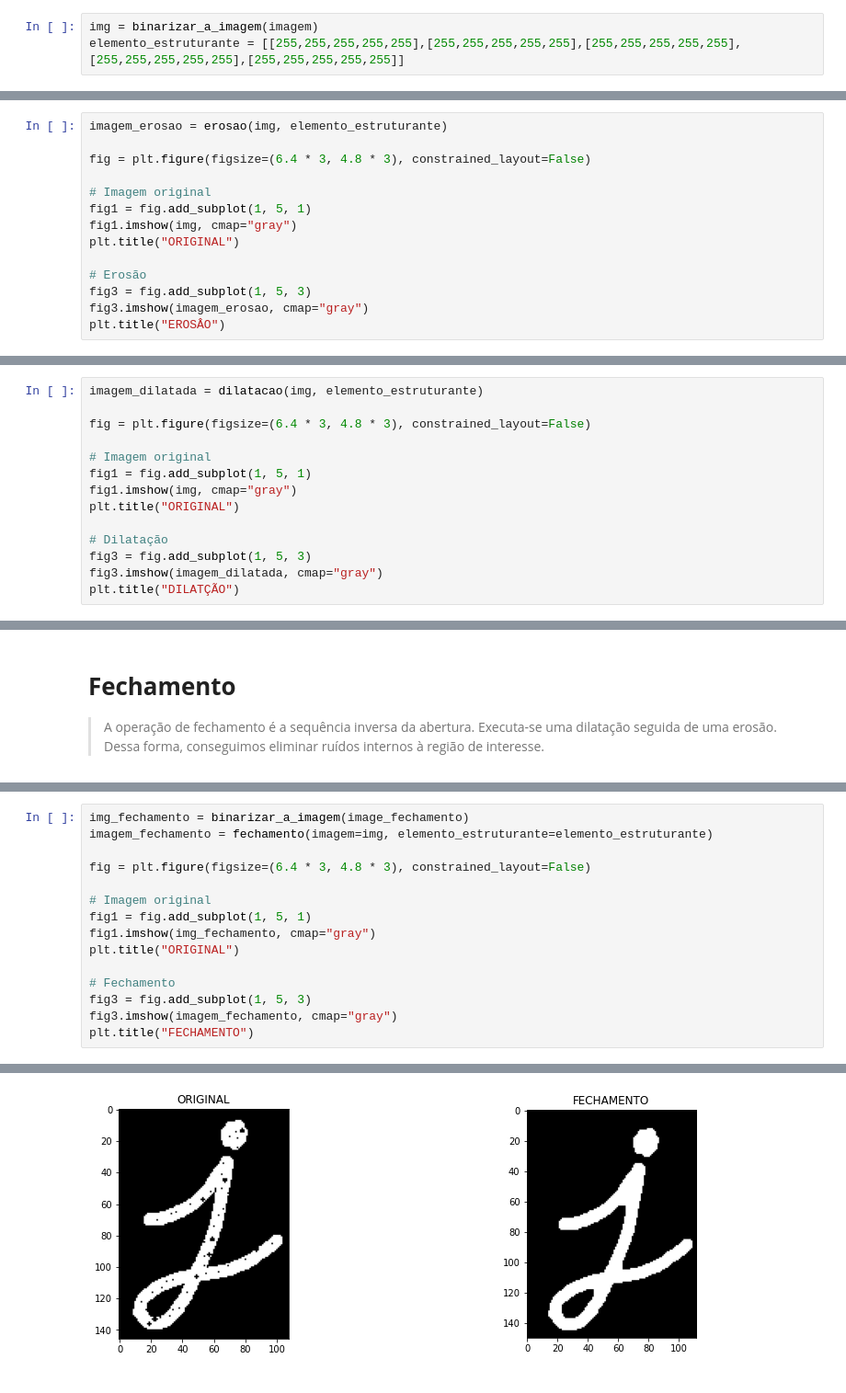
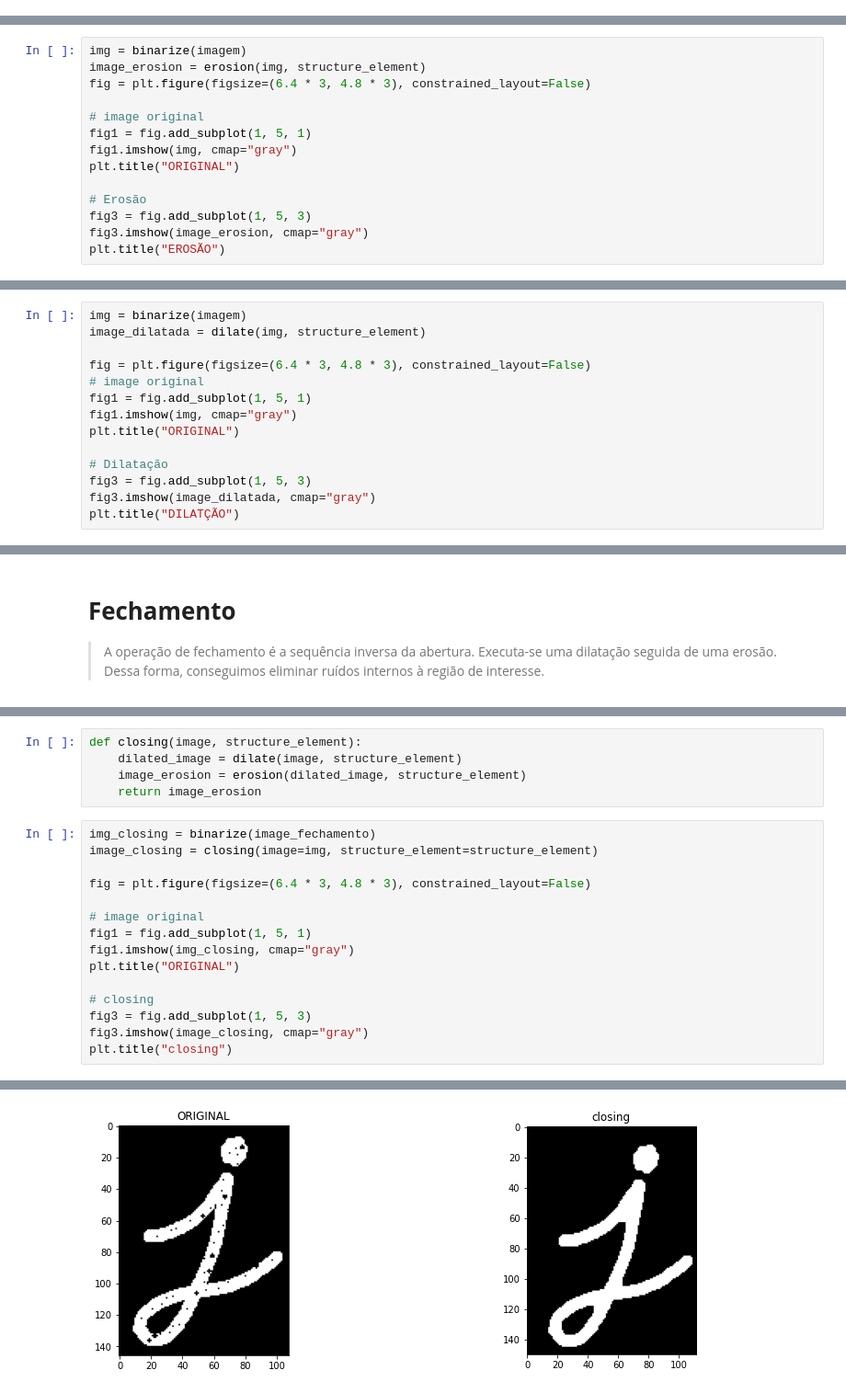
Before and after one commit to Jose-Bruno/ProcessamentoDigitalDeImagens, a Jupyter notebook: Projeto_Final_José_Bruno_da_Silva_Santos.ipynb, the cells around one changed output, grey strips where cells are left out. Shown at 92% size. Saved outputs shown, nothing was run; the diff lists cells and outputs as text.

```diff
--- a/Projeto_Final_José_Bruno_da_Silva_Santos.ipynb
+++ b/Projeto_Final_José_Bruno_da_Silva_Santos.ipynb
@@ -73,6 +74,3 @@ def binarizar_a_imagem(imagem):
-# %%
-img = binarizar_a_imagem(imagem)
-elemento_estruturante = [[255,255,255,255,255],[255,255,255,255,255],[255,255,255,255,255],[255,255,255,255,255],[255,255,255,255,255]]
 # %% [markdown]
 # **Erosão**
 
@@ -101,15 +96,15 @@ def erosao(imagem, elemento_estruturante):
 # %%
-imagem_erosao = erosao(img, elemento_estruturante)
-
+img = binarize(imagem)
+image_erosion = erosion(img, structure_element)
 fig = plt.figure(figsize=(6.4 * 3, 4.8 * 3), constrained_layout=False)
 
-# Imagem original
+# image original
 fig1 = fig.add_subplot(1, 5, 1)
 fig1.imshow(img, cmap="gray")
 plt.title("ORIGINAL")
 
 # Erosão
 fig3 = fig.add_subplot(1, 5, 3)
-fig3.imshow(imagem_erosao, cmap="gray")
-plt.title("EROSÂO")
+fig3.imshow(image_erosion, cmap="gray")
+plt.title("EROSÃO")
 # %% [output]
@@ -141,16 +133,16 @@ def dilatacao(imagem, elemento_estruturante):
 # %%
-imagem_dilatada = dilatacao(img, elemento_estruturante)
+img = binarize(imagem)
+image_dilatada = dilate(img, structure_element)
 
 fig = plt.figure(figsize=(6.4 * 3, 4.8 * 3), constrained_layout=False)
-
-# Imagem original
+# image original
 fig1 = fig.add_subplot(1, 5, 1)
 fig1.imshow(img, cmap="gray")
 plt.title("ORIGINAL")
 
 # Dilatação
 fig3 = fig.add_subplot(1, 5, 3)
-fig3.imshow(imagem_dilatada, cmap="gray")
+fig3.imshow(image_dilatada, cmap="gray")
 plt.title("DILATÇÃO")
 # %% [output]
 Text(0.5, 1.0, 'DILATÇÃO')
@@ -201,16 +187,21 @@ def fechamento(imagem, elemento_estruturante):
+# %%
+def closing(image, structure_element):
+    dilated_image = dilate(image, structure_element)
+    image_erosion = erosion(dilated_image, structure_element)
+    return image_erosion
 # %%
-img_fechamento = binarizar_a_imagem(image_fechamento)
-imagem_fechamento = fechamento(imagem=img, elemento_estruturante=elemento_estruturante)
+img_closing = binarize(image_fechamento)
+image_closing = closing(image=img, structure_element=structure_element)
 
 fig = plt.figure(figsize=(6.4 * 3, 4.8 * 3), constrained_layout=False)
 
-# Imagem original
+# image original
 fig1 = fig.add_subplot(1, 5, 1)
-fig1.imshow(img_fechamento, cmap="gray")
+fig1.imshow(img_closing, cmap="gray")
 plt.title("ORIGINAL")
 
-# Fechamento
+# closing
 fig3 = fig.add_subplot(1, 5, 3)
-fig3.imshow(imagem_fechamento, cmap="gray")
-plt.title("FECHAMENTO")
+fig3.imshow(image_closing, cmap="gray")
+plt.title("closing")
 # %% [output]
@@ -218 +209 @@ Text(0.5, 1.0, 'FECHAMENTO')
-[figure, old version]
+[figure, new version]
```
Also changed, not shown: parts of 10 cells of this notebook.
